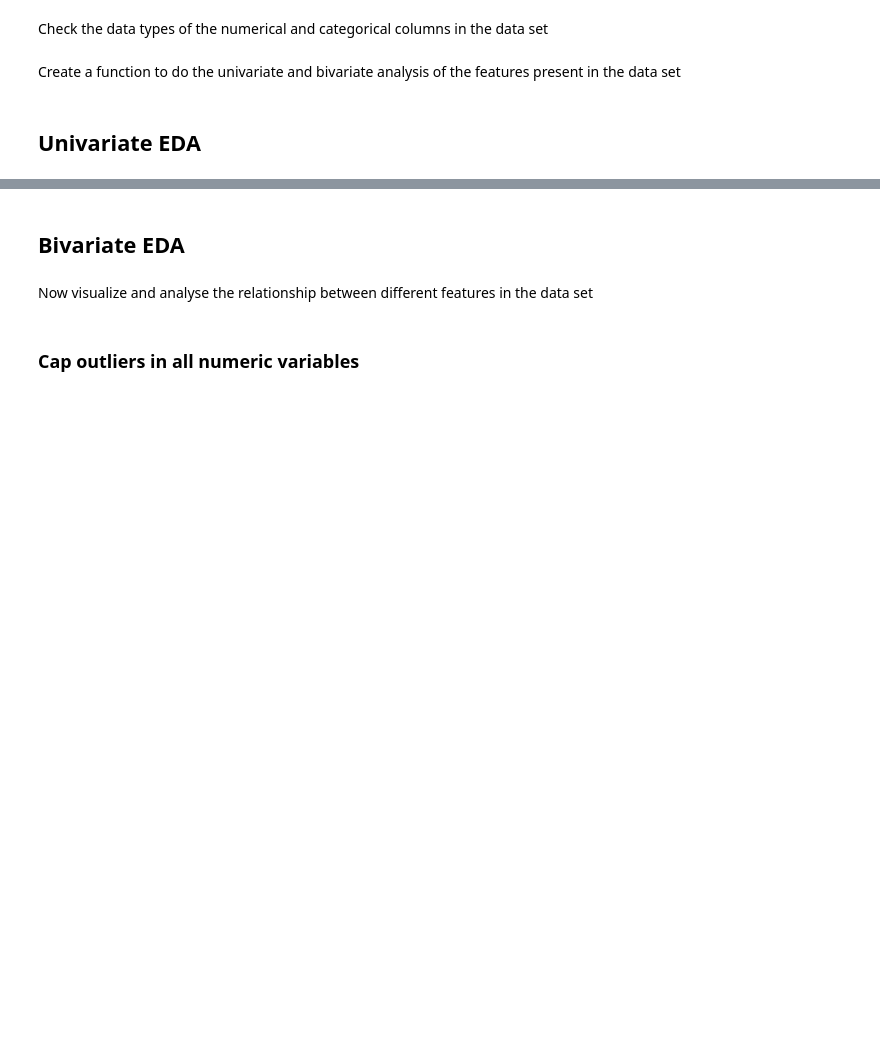
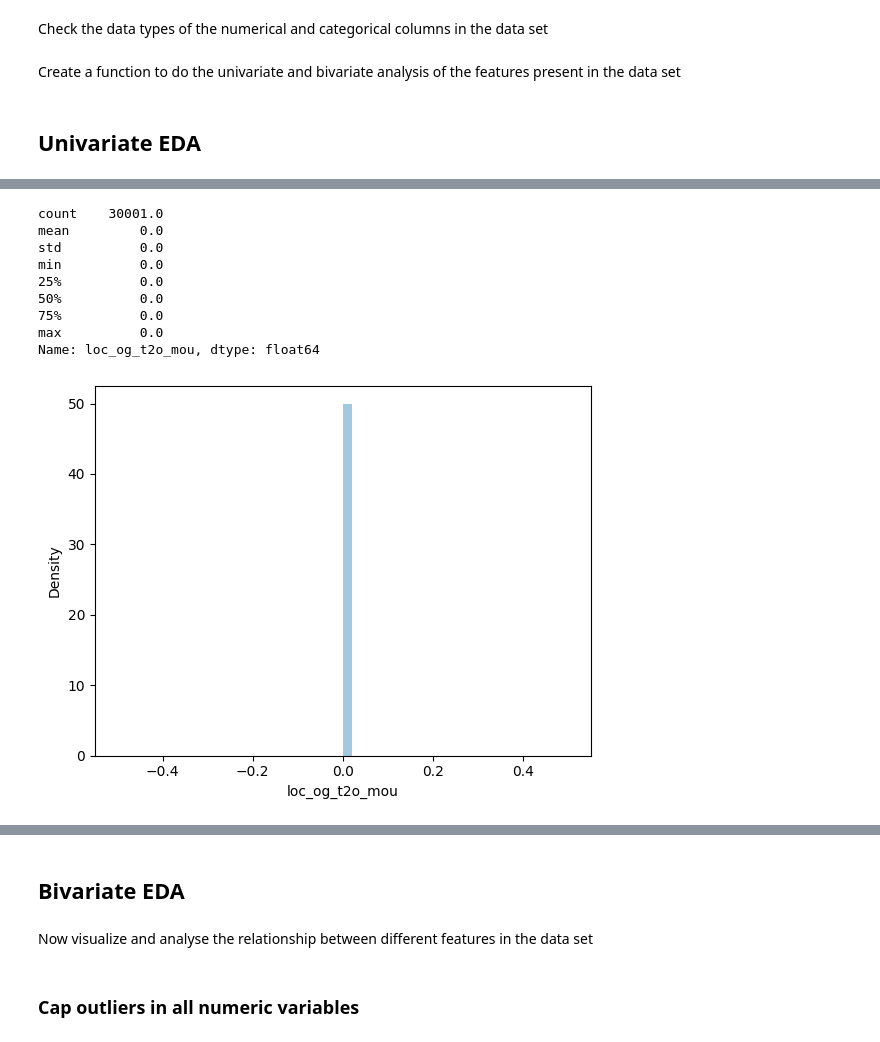
Before and after one commit to utkarshshah1988/Capstone-Project, a Jupyter notebook: Telecom_Churn_Capstone_Stub_Notebook.ipynb, the cells around one changed output, grey strips where cells are left out. Drawn from its saved outputs; the diff is of its cells as text; code cells hidden in the pictures; blank space fills up the shorter version.

```diff
--- a/Telecom_Churn_Capstone_Stub_Notebook.ipynb
+++ b/Telecom_Churn_Capstone_Stub_Notebook.ipynb
@@ -898,7 +949,18 @@ univariate(### CODE HERE ###)
 # %%
 # Plot the minutes of usage of local (within same telecom circle) outgoing calls of Operator T to other operator fixed line
 
-univariate(### CODE HERE ###)
+univariate(churn_filtered.loc_og_t2o_mou)
+# %% [output]
+count    30001.0
+mean         0.0
+std          0.0
+min          0.0
+25%          0.0
+50%          0.0
+75%          0.0
+max          0.0
+Name: loc_og_t2o_mou, dtype: float64
+[figure, added]
 # %%
 # Plot the minutes of usage of STD (outside the calling circle) outgoing calls of Operator T to other operator fixed line
 
```
Also changed, not shown: parts of 14 cells of this notebook.
